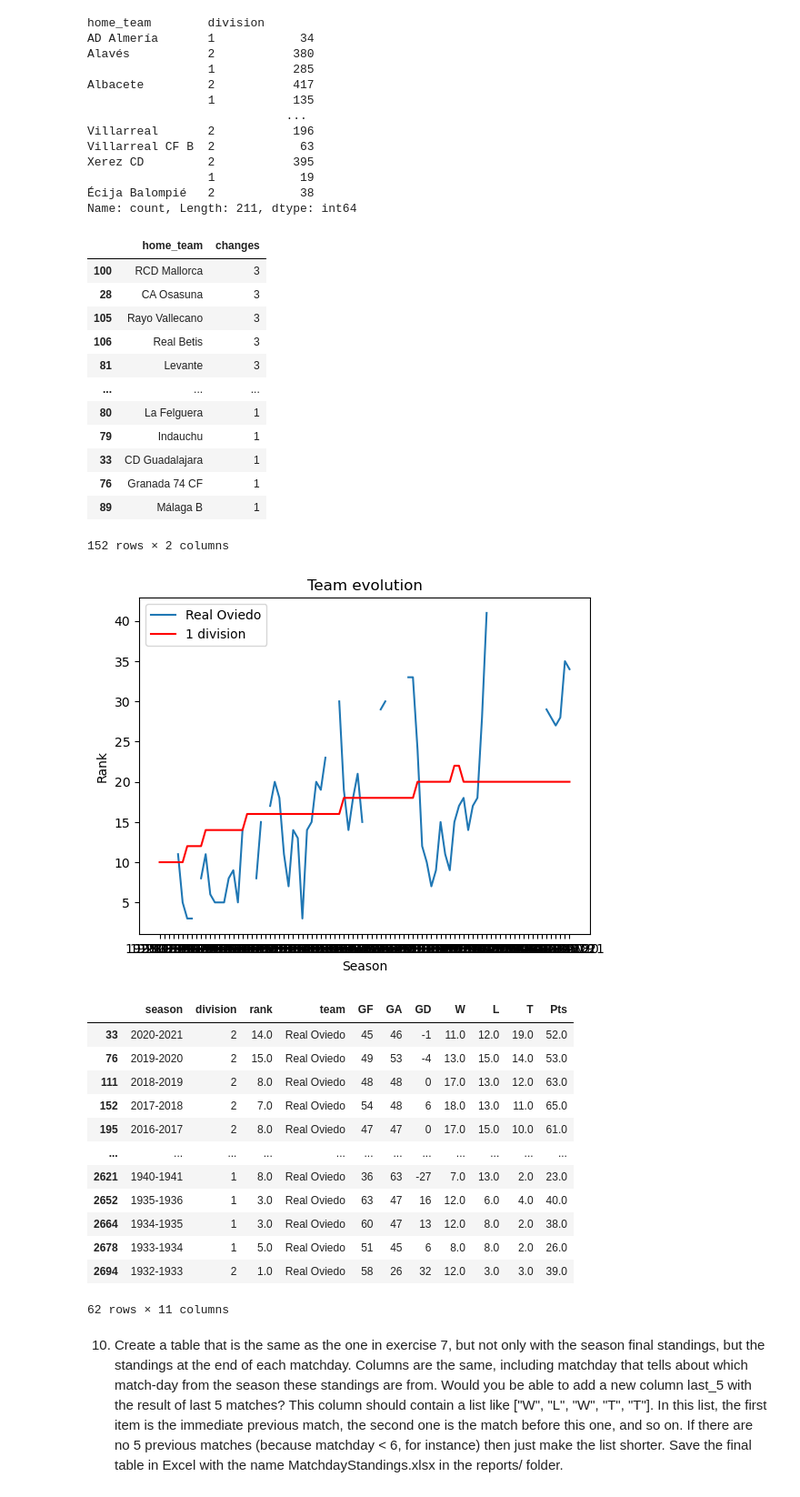
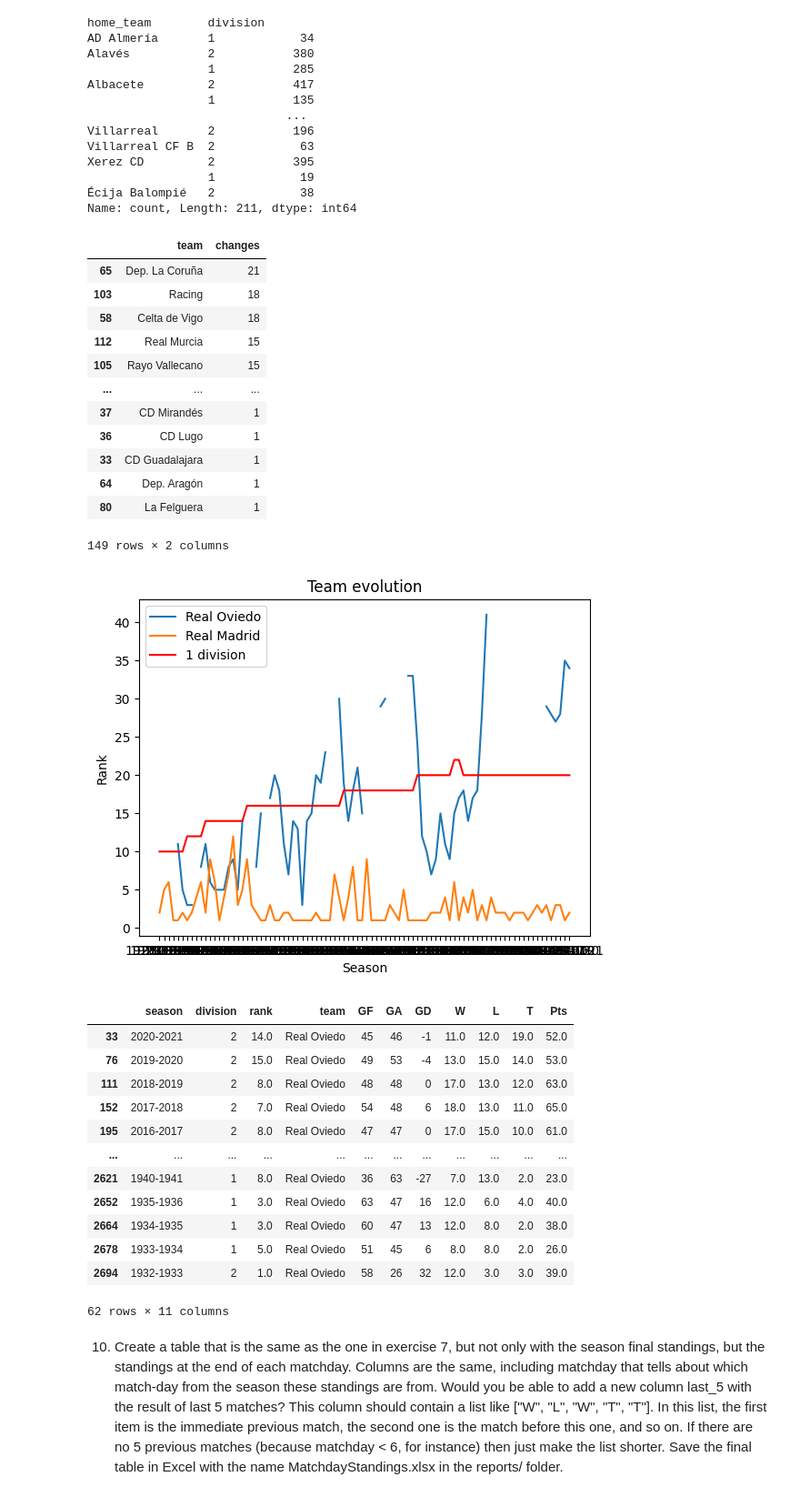
Before and after one commit to tinchit0/la-quiniela, a Jupyter notebook: analysis/LaLigaDataAnalysis.ipynb, the cells around one changed output. Shown: that part at 91% size. Cells and saved outputs as stored; diff of their text form; code cells hidden in the pictures.

```diff
--- a/analysis/LaLigaDataAnalysis.ipynb
+++ b/analysis/LaLigaDataAnalysis.ipynb
@@ -477,7 +477,7 @@ Xerez CD         2           395
 Écija Balompié   2            38
 Name: count, Length: 211, dtype: int64
 # %%
-division_changes = (df.groupby(["home_team"])["division"]
+division_changes = (df_result.groupby(["team"])["division"]
                        .apply(lambda x: (x != x.shift()).sum())
                        .reset_index(name="changes"))
 
@@ -485,24 +485,24 @@ division_changes.sort_values("changes", ascending=False)
 top_elevators = division_changes.sort_values("changes", ascending=False)
 top_elevators
 # %% [output]
-|  | home_team | changes |
-| 100 | RCD Mallorca | 3 |
-| 28 | CA Osasuna | 3 |
-| 105 | Rayo Vallecano | 3 |
-| 106 | Real Betis | 3 |
-| 81 | Levante | 3 |
+|  | team | changes |
+| 65 | Dep. La Coruña | 21 |
+| 103 | Racing | 18 |
+| 58 | Celta de Vigo | 18 |
+| 112 | Real Murcia | 15 |
+| 105 | Rayo Vallecano | 15 |
 | ... | ... | ... |
+| 37 | CD Mirandés | 1 |
+| 36 | CD Lugo | 1 |
+| 33 | CD Guadalajara | 1 |
+| 64 | Dep. Aragón | 1 |
 | 80 | La Felguera | 1 |
-| 79 | Indauchu | 1 |
-| 33 | CD Guadalajara | 1 |
-| 76 | Granada 74 CF | 1 |
-| 89 | Málaga B | 1 |
-152 rows × 2 columns
+149 rows × 2 columns
 # %%
-ranking_evolution("Real Oviedo")
+ranking_evolution("Real Oviedo", "Real Madrid")
 df_result.loc[(df_result["team"] == "Real Oviedo")]
 # %% [output]
-[figure, old version]
+[figure, new version]
 |  | season | division | rank | team | GF | GA | GD | W | L | T | Pts |
 | 33 | 2020-2021 | 2 | 14.0 | Real Oviedo | 45 | 46 | -1 | 11.0 | 12.0 | 19.0 | 52.0 |
 | 76 | 2019-2020 | 2 | 15.0 | Real Oviedo | 49 | 53 | -4 | 13.0 | 15.0 | 14.0 | 53.0 |
```
Also changed, not shown: parts of 15 cells of this notebook.
